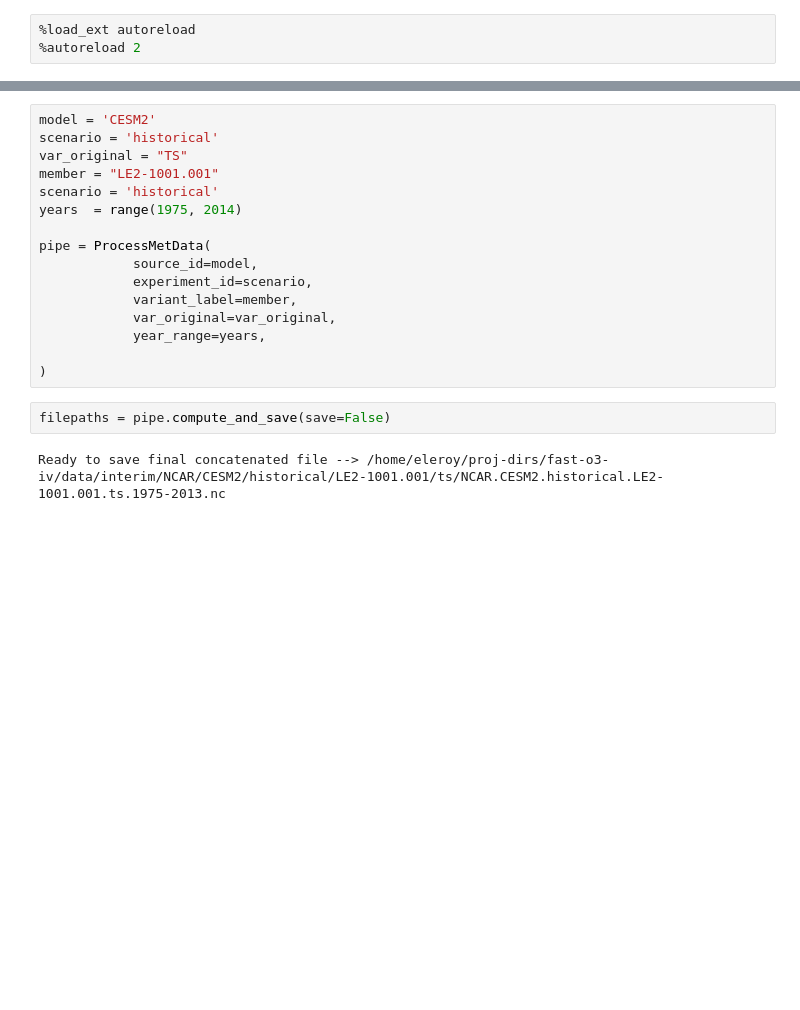
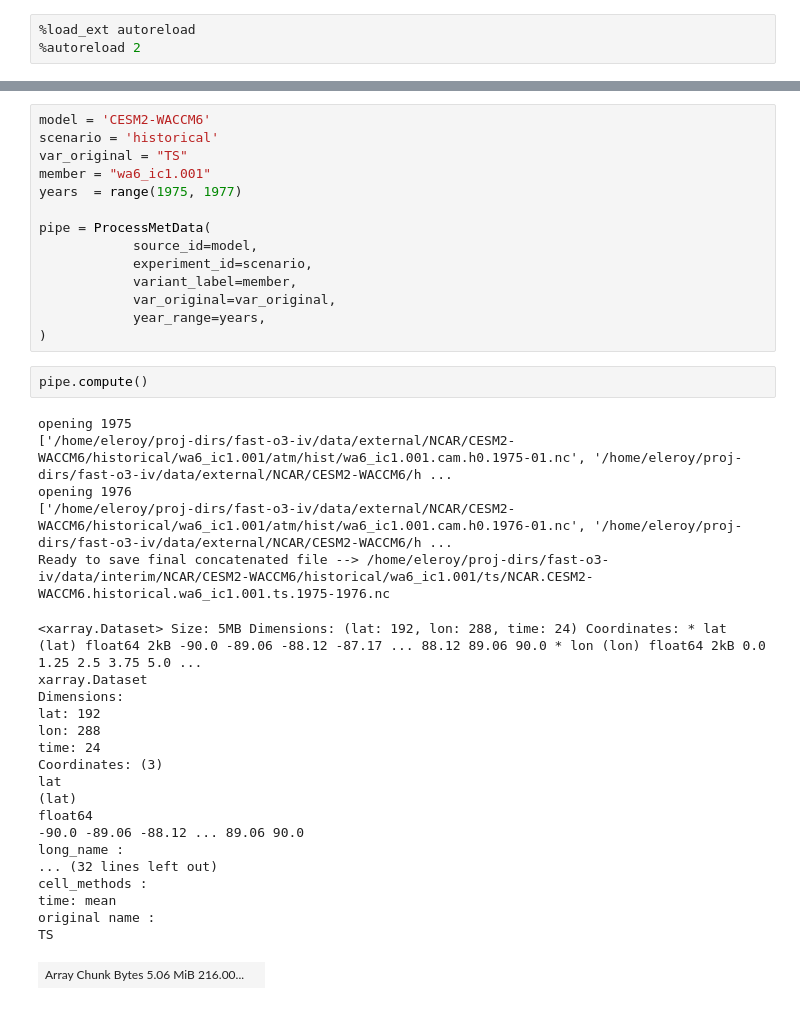
Before and after one commit to emmleroy/fast-o3-iv, a Jupyter notebook: notebooks/1.02-ELR-process_met_data.ipynb, the cells around one changed output, grey strips where cells are left out. Cells and saved outputs as stored; diff of their text form; blank space fills up the shorter version.

Commit message:
feat: add ability to process CESM2-WACCM6 met data

```diff
--- a/notebooks/1.02-ELR-process_met_data.ipynb
+++ b/notebooks/1.02-ELR-process_met_data.ipynb
@@ -29,10 +29,9 @@ warnings.filterwarnings(
 # %%
-model = 'CESM2'
+model = 'CESM2-WACCM6'
 scenario = 'historical'
 var_original = "TS"
-member = "LE2-1001.001"
-scenario = 'historical'
-years  = range(1975, 2014)
+member = "wa6_ic1.001"
+years  = range(1975, 1977)
 
 pipe = ProcessMetData(
             source_id=model,
@@ -40,9 +39,30 @@ pipe = ProcessMetData(
             variant_label=member,
             var_original=var_original,
             year_range=years,
-
 )
-# %%
-filepaths = pipe.compute_and_save(save=False)
-# %% [output]
-Ready to save final concatenated file --> /home/eleroy/proj-dirs/fast-o3-iv/data/interim/NCAR/CESM2/historical/LE2-1001.001/ts/NCAR.CESM2.historical.LE2-1001.001.ts.1975-2013.nc
+# %%
+pipe.compute()
+# %% [output]
+opening 1975
+['/home/eleroy/proj-dirs/fast-o3-iv/data/external/NCAR/CESM2-WACCM6/historical/wa6_ic1.001/atm/hist/wa6_ic1.001.cam.h0.1975-01.nc', '/home/eleroy/proj-dirs/fast-o3-iv/data/external/NCAR/CESM2-WACCM6/h ...
+opening 1976
+['/home/eleroy/proj-dirs/fast-o3-iv/data/external/NCAR/CESM2-WACCM6/historical/wa6_ic1.001/atm/hist/wa6_ic1.001.cam.h0.1976-01.nc', '/home/eleroy/proj-dirs/fast-o3-iv/data/external/NCAR/CESM2-WACCM6/h ...
+Ready to save final concatenated file --> /home/eleroy/proj-dirs/fast-o3-iv/data/interim/NCAR/CESM2-WACCM6/historical/wa6_ic1.001/ts/NCAR.CESM2-WACCM6.historical.wa6_ic1.001.ts.1975-1976.nc
+<xarray.Dataset> Size: 5MB Dimensions: (lat: 192, lon: 288, time: 24) Coordinates: * lat (lat) float64 2kB -90.0 -89.06 -88.12 -87.17 ... 88.12 89.06 90.0 * lon (lon) float64 2kB 0.0 1.25 2.5 3.75 5.0 ...
+xarray.Dataset
+Dimensions:
+lat: 192
+lon: 288
+time: 24
+Coordinates: (3)
+lat
+(lat)
+float64
+-90.0 -89.06 -88.12 ... 89.06 90.0
+long_name :
+... (32 lines left out)
+cell_methods :
+time: mean
+original name :
+TS
+| Array Chunk Bytes 5.06 MiB 216.00... |  |
```
Also changed, not shown: parts of 1 cell of this notebook, 1 other file.
